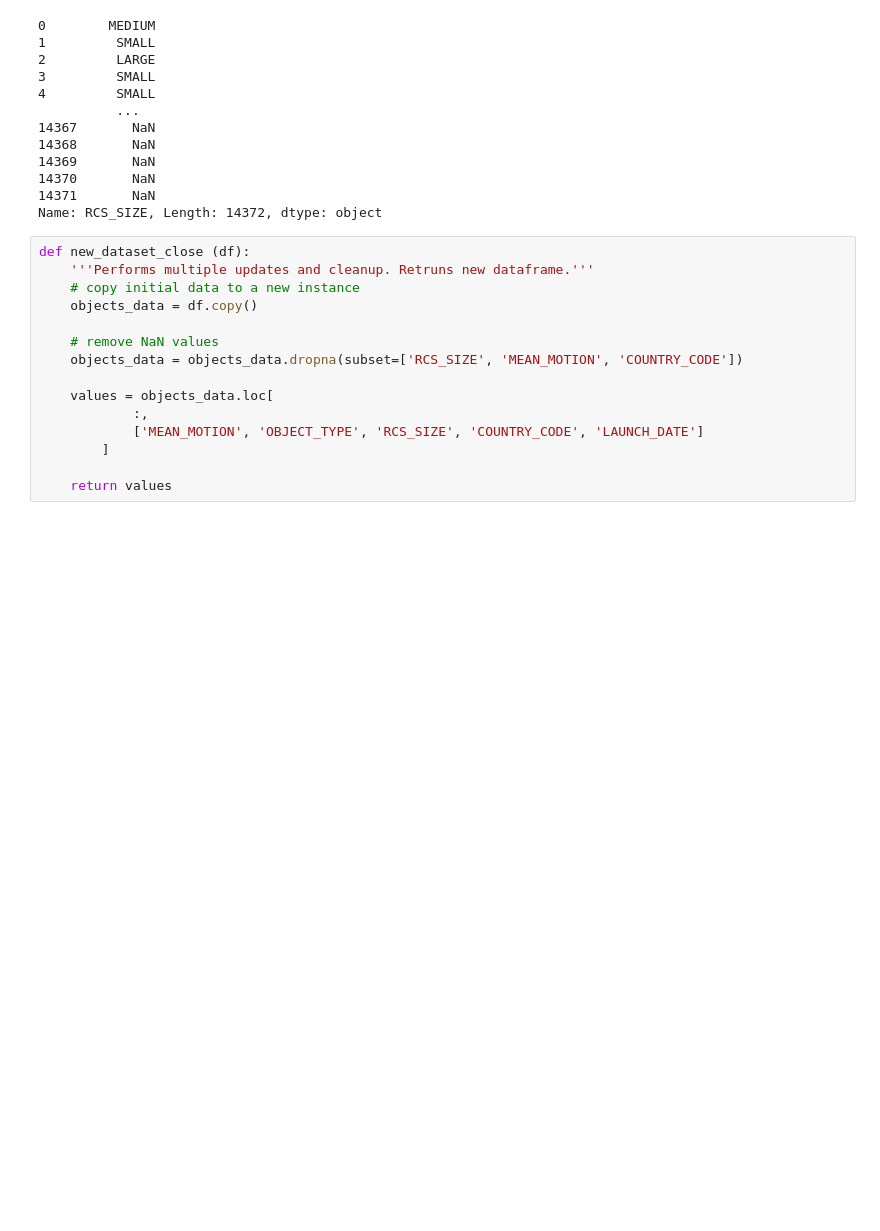
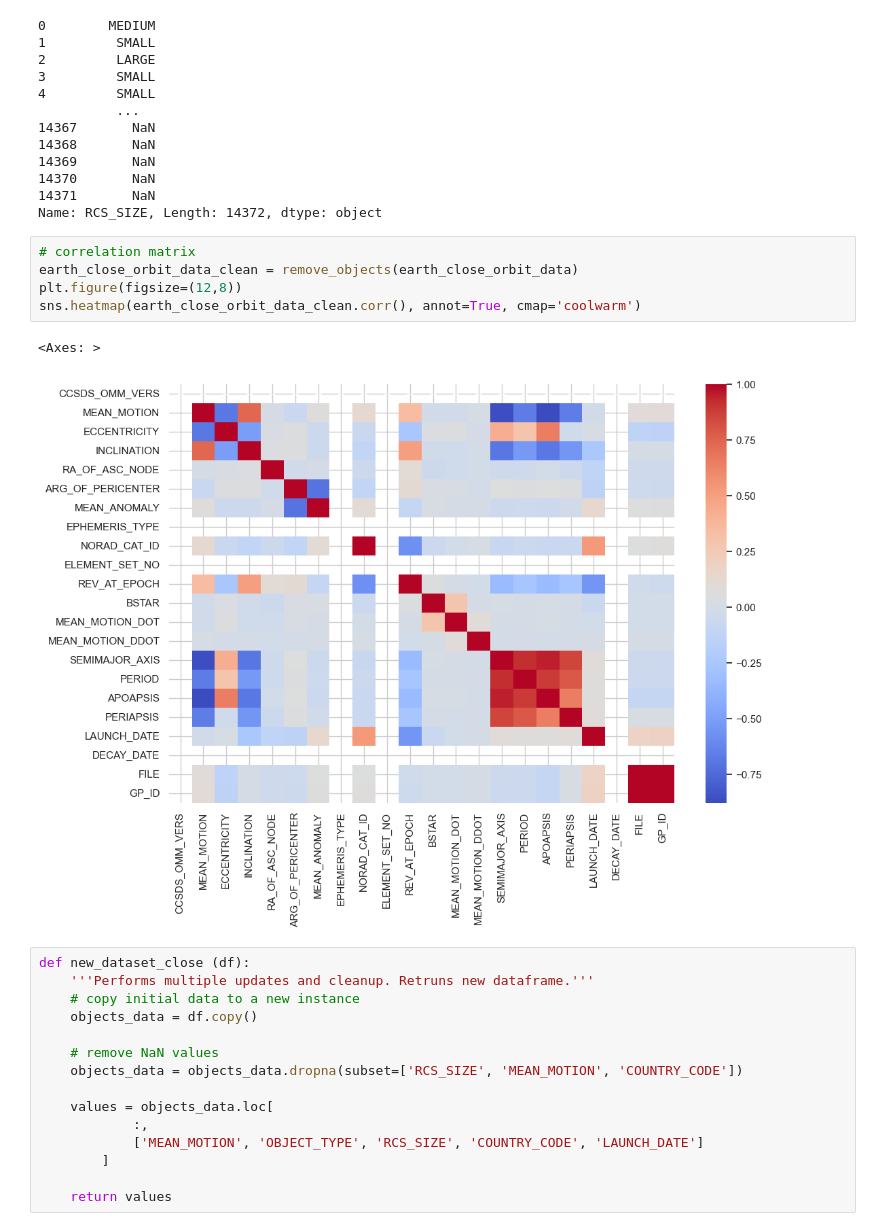
Before and after one commit to nikolayzhechev/Earth-Orbit-Objects-Analysis-and-Prediction, a Jupyter notebook: Earth Orbit Objects.ipynb, the cells around one changed output. Drawn from its saved outputs; the diff is of its cells as text; blank space fills up the shorter version.

```diff
--- a/Earth Orbit Objects.ipynb
+++ b/Earth Orbit Objects.ipynb
@@ -765,6 +796,14 @@ earth_close_orbit_data.RCS_SIZE
 14370       NaN
 14371       NaN
 Name: RCS_SIZE, Length: 14372, dtype: object
+# %%
+# correlation matrix
+earth_close_orbit_data_clean = remove_objects(earth_close_orbit_data)
+plt.figure(figsize=(12,8))
+sns.heatmap(earth_close_orbit_data_clean.corr(), annot=True, cmap='coolwarm')
+# %% [output]
+<Axes: >
+[figure, added]
 # %%
 def new_dataset_close (df):
     '''Performs multiple updates and cleanup. Retruns new dataframe.'''
```
Also changed, not shown: parts of 4 cells of this notebook.
